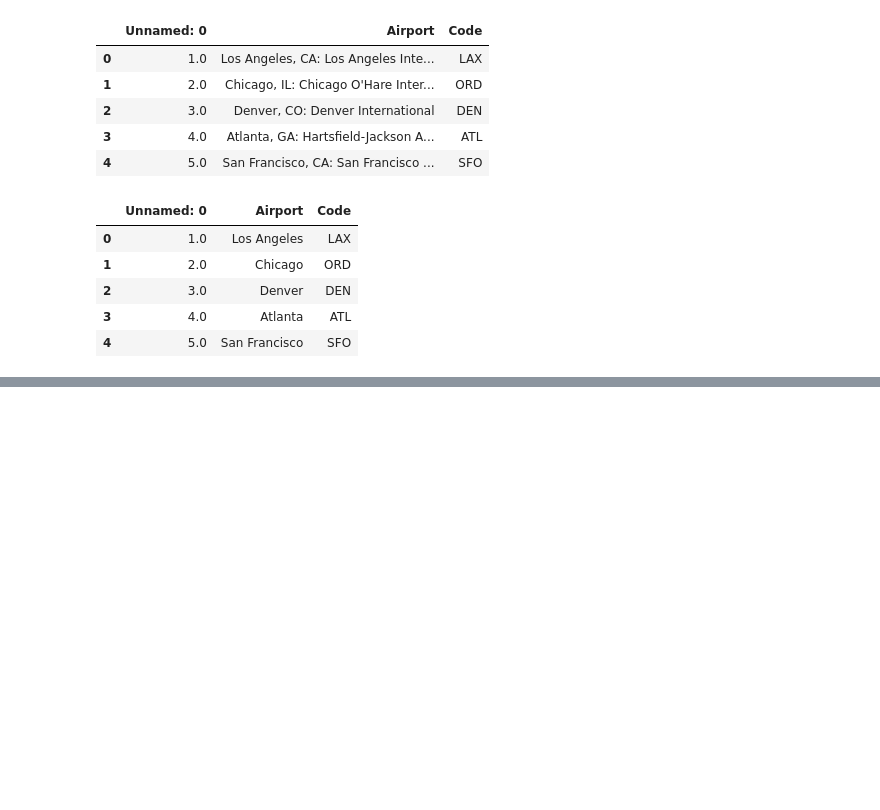
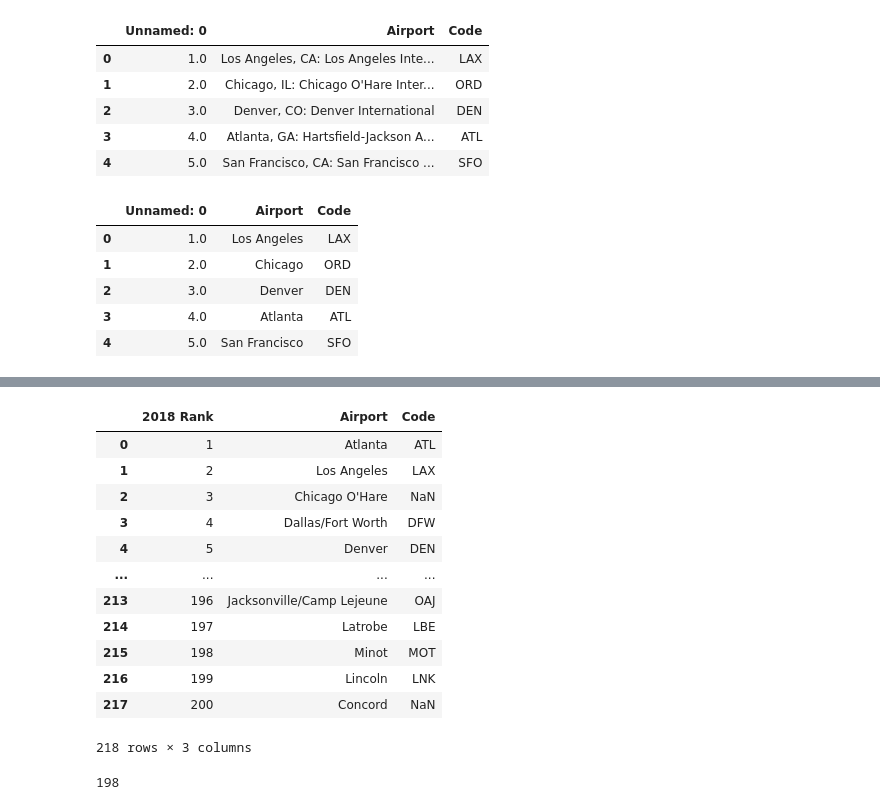
Before and after one commit to imflok2/playground_archive, a Jupyter notebook: apf_analysis.ipynb, the cells around one changed output, grey strips where cells are left out. Cells and saved outputs as stored; diff of their text form; code cells hidden in the pictures; blank space fills up the shorter version.

```diff
--- a/apf_analysis.ipynb
+++ b/apf_analysis.ipynb
@@ -47,2 +65,0 @@ False
-# %%
-app_df['Code'] = app_df['Airport'].apply(lambda x : app_df2[app_df2['Airport']== x if ]['Code'][0])
@@ -52,0 +79,23 @@ KeyError: 0
+# %%
+df_s = app_df.merge(app_df2[['Airport','Code']],how='left',left_on='Airport',right_on='Airport')
+# %%
+df_s = df_s.iloc[:-3,:]
+df_s
+# %% [output]
+|  | 2018 Rank | Airport | Code |
+| 0 | 1 | Atlanta | ATL |
+| 1 | 2 | Los Angeles | LAX |
+| 2 | 3 | Chicago O'Hare | NaN |
+| 3 | 4 | Dallas/Fort Worth | DFW |
+| 4 | 5 | Denver | DEN |
+| ... | ... | ... | ... |
+| 213 | 196 | Jacksonville/Camp Lejeune | OAJ |
+| 214 | 197 | Latrobe | LBE |
+| 215 | 198 | Minot | MOT |
+| 216 | 199 | Lincoln | LNK |
+| 217 | 200 | Concord | NaN |
+218 rows × 3 columns
+# %%
+df_s.Code.unique().__len__()
+# %% [output]
+198
```
Also changed, not shown: parts of 9 cells of this notebook, 1 other file.
